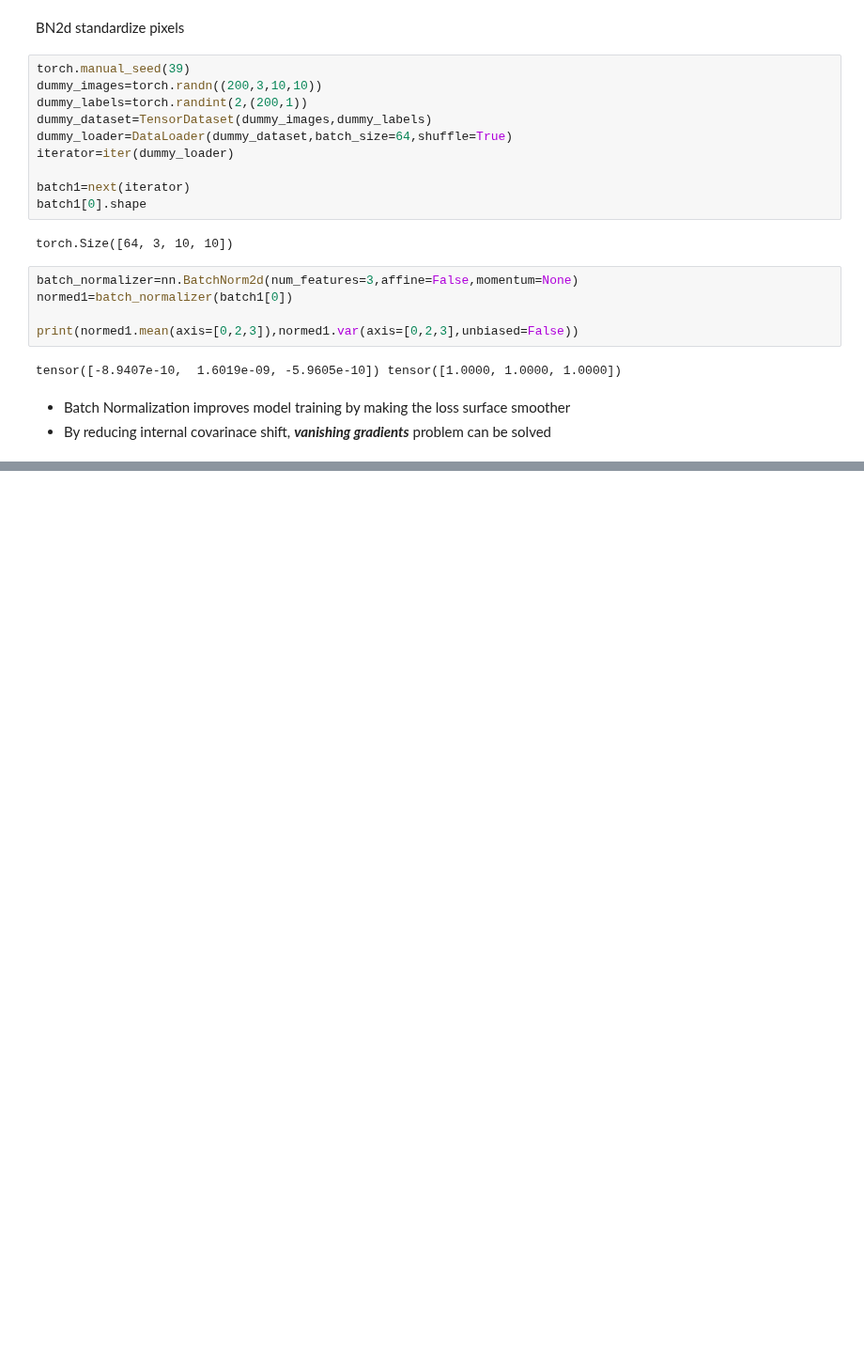
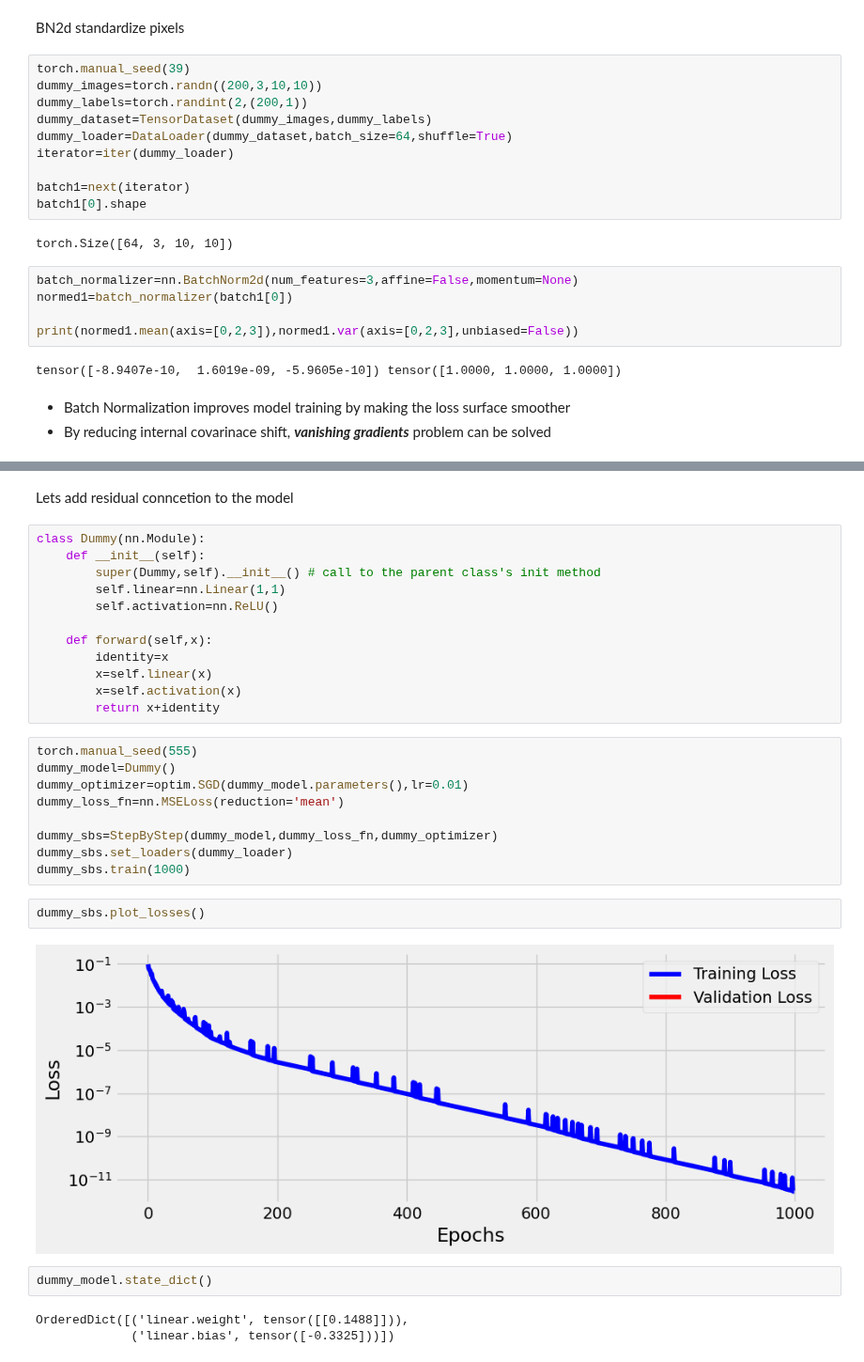
Before and after one commit to Anushkach/Deep-Learning, a Jupyter notebook: Deep Learning with Pytorch/transfer learning.ipynb, the cells around one changed output, grey strips where cells are left out. Shown at 94% size. Cells and saved outputs as stored; diff of their text form; blank space fills up the shorter version.

Commit message:
Residual blocks

```diff
--- a/Deep Learning with Pytorch/transfer learning.ipynb
+++ b/Deep Learning with Pytorch/transfer learning.ipynb
@@ -584,0 +638,32 @@ tensor([-8.9407e-10,  1.6019e-09, -5.9605e-10]) tensor([1.0000, 1.0000, 1.0000])
+# %% [markdown]
+Lets add residual conncetion to the model
+# %%
+class Dummy(nn.Module):
+    def __init__(self):
+        super(Dummy,self).__init__() # call to the parent class's init method
+        self.linear=nn.Linear(1,1)
+        self.activation=nn.ReLU()
+
+    def forward(self,x):
+        identity=x
+        x=self.linear(x)
+        x=self.activation(x)
+        return x+identity
+# %%
+torch.manual_seed(555)
+dummy_model=Dummy()
+dummy_optimizer=optim.SGD(dummy_model.parameters(),lr=0.01)
+dummy_loss_fn=nn.MSELoss(reduction='mean')
+
+dummy_sbs=StepByStep(dummy_model,dummy_loss_fn,dummy_optimizer)
+dummy_sbs.set_loaders(dummy_loader)
+dummy_sbs.train(1000)
+# %%
+dummy_sbs.plot_losses()
+# %% [output]
+[figure, added]
+# %%
+dummy_model.state_dict()
+# %% [output]
+OrderedDict([('linear.weight', tensor([[0.1488]])),
+             ('linear.bias', tensor([-0.3325]))])
```
Also changed, not shown: parts of 19 cells of this notebook.
